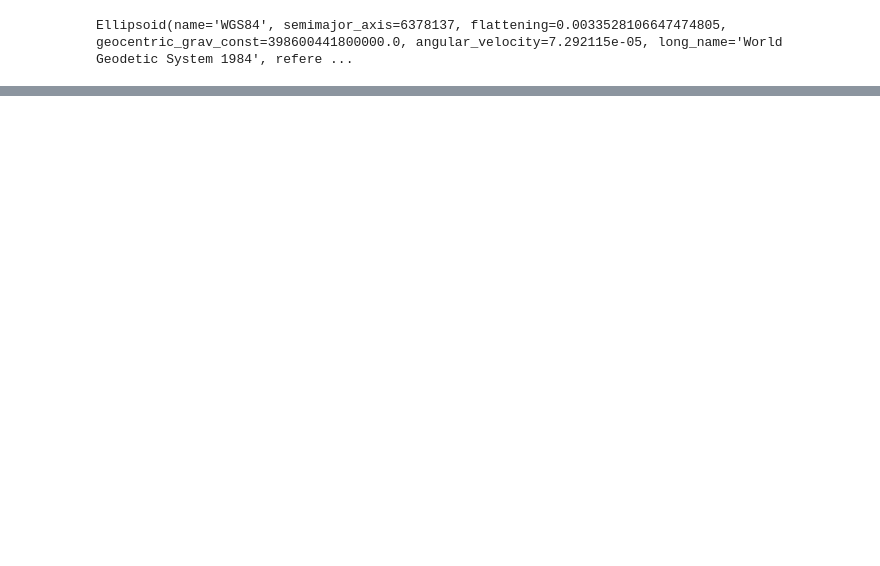
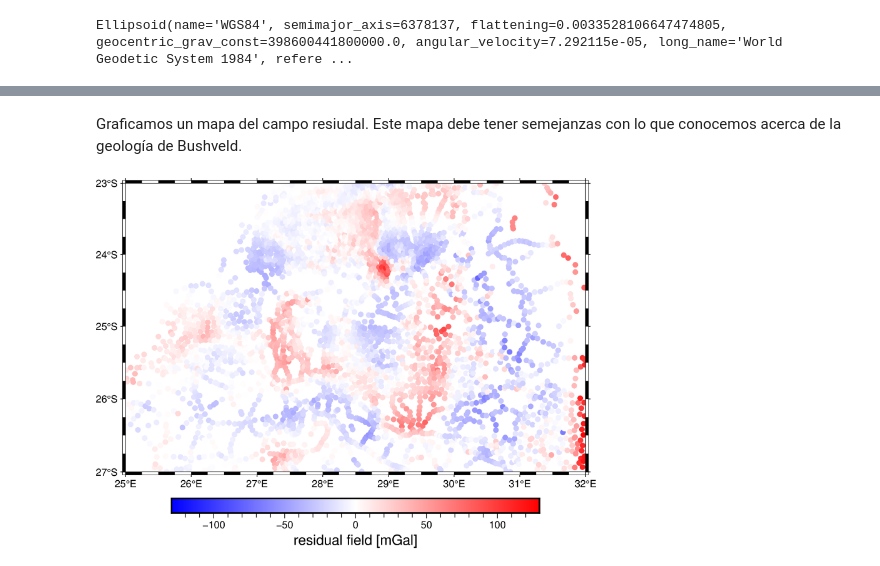
Before and after one commit to santisoler/coco-fatiando-tutorial, a Jupyter notebook: fatiando-tutorial.ipynb, the cells around one changed output, grey strips where cells are left out. Saved outputs shown, nothing was run; the diff lists cells and outputs as text; code cells hidden in the pictures; blank space fills up the shorter version.

```diff
--- a/fatiando-tutorial.ipynb
+++ b/fatiando-tutorial.ipynb
@@ -563,0 +624,2 @@ fig.show()
+# %%
+deep_sources = hm.EquivalentSources(damping=1000, depth=500e3)
@@ -563,0 +628,4 @@ fig.show()
+# %%
+coordinates = (data.easting_m, data.northing_m, data.height_sea_level_m)
+
+deep_sources.fit(coordinates, data.gravity_bouguer_mgal)
@@ -563,0 +636,5 @@ fig.show()
+# %%
+gravity_regional = deep_sources.predict(coordinates)
+
+data = data.assign(gravity_regional_mgal=gravity_regional)
+data
@@ -563,0 +657,5 @@ fig.show()
+# %%
+gravity_residual = data.gravity_bouguer_mgal - gravity_regional
+
+data = data.assign(gravity_residual_mgal=gravity_residual)
+data
@@ -563,0 +676,19 @@ fig.show()
+# %% [markdown]
+Graficamos un mapa del campo resiudal. Este mapa debe tener semejanzas con lo que conocemos acerca de la geología de Bushveld.
+# %%
+fig = pygmt.Figure()
+scale = vd.maxabs(data.gravity_residual_mgal)
+pygmt.makecpt(cmap="polar", series=[-scale, scale])
+fig.plot(
+    x=data.longitude,
+    y=data.latitude,
+    color=data.gravity_residual_mgal,
+    cmap=True,
+    style="c5p",
+    projection="M15c",
+    frame=True,
+)
+fig.colorbar(frame='af+l"residual field [mGal]"')
+fig.show()
+# %% [output]
+[figure, added]
```
Also changed, not shown: parts of 51 cells of this notebook, 1 other file.
